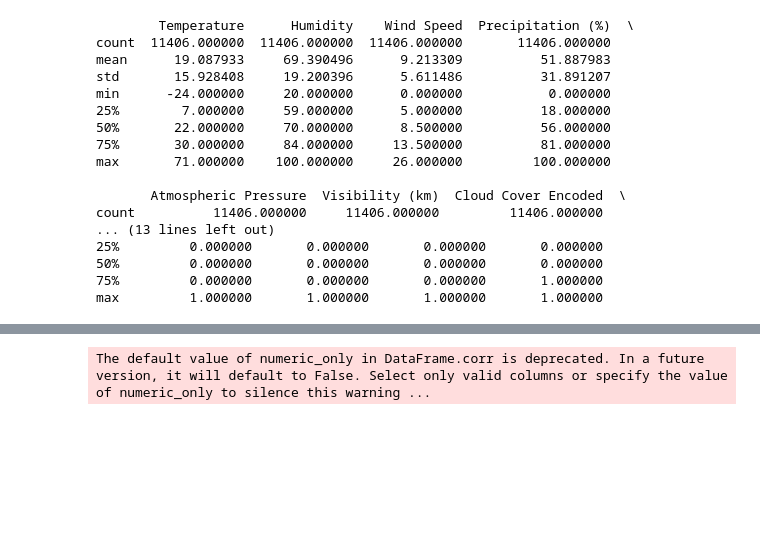
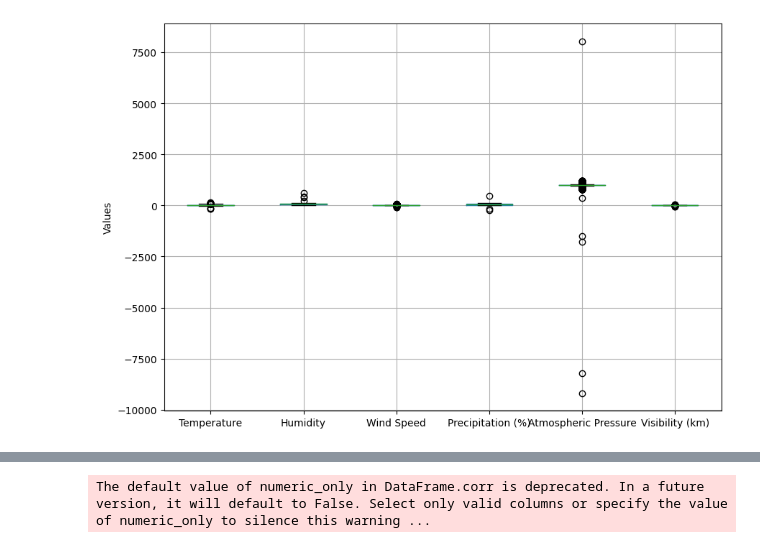
Before and after one commit to Marraff/machine-learning, a Jupyter notebook: preprocessing.ipynb, the cells around one changed output, grey strips where cells are left out. Drawn from its saved outputs; the diff is of its cells as text; code cells hidden in the pictures; blank space fills up the shorter version.

```diff
--- a/preprocessing.ipynb
+++ b/preprocessing.ipynb
@@ -29,6 +29,9 @@ df["Irradiance"] = df["Irradiance"].fillna(0.0)
 # ich rozhodli odstranit
 print(f"There are: {df.isnull().sum().sum()} null values in dataset")
 
+# Konvertovanie stĺpca 'UV Index' na číselný typ
+df['UV Index'] = pd.to_numeric(df['UV Index'], errors='coerce')
+
 print(df.isnull().sum())
 
 # odstranenie prazdnych zaznamov
@@ -152,35 +121,14 @@ max         1.000000       1.000000       1.000000       1.000000
-# %%
-df = df.drop(columns=[ 'Season', 'Location'])
-
-print(df.describe())
-
-
-# funkcia zabezpecujuca normalizaciu pouzitim MinMaxScaler kniznice
-#def normalization(df):
-#    for col in df.columns:
-#        df[col] = MinMaxScaler().fit_transform(np.array(df[col]).reshape(-1, 1))
-
-# normalizacia trenovacich dat
-
-#normalization(df)
-
-# normalizacia testovacich dat
-# normalization(test_data)
-# %% [output]
-        Temperature      Humidity    Wind Speed  Precipitation (%)  \
-count  11406.000000  11406.000000  11406.000000       11406.000000
-mean      19.087933     69.390496      9.213309          51.887983
-std       15.928408     19.200396      5.611486          31.891207
-min      -24.000000     20.000000      0.000000           0.000000
-25%        7.000000     59.000000      5.000000          18.000000
-50%       22.000000     70.000000      8.500000          56.000000
-75%       30.000000     84.000000     13.500000          81.000000
-max       71.000000    100.000000     26.000000         100.000000
-
-       Atmospheric Pressure  Visibility (km)  Cloud Cover Encoded  \
-count          11406.000000     11406.000000         11406.000000
-... (13 lines left out)
-25%         0.000000       0.000000       0.000000       0.000000
-50%         0.000000       0.000000       0.000000       0.000000
-75%         0.000000       0.000000       0.000000       1.000000
-max         1.000000       1.000000       1.000000       1.000000
+# %%
+# Teraz potrebujeme odstrániť outliery v stĺpcos v ktorých boli originálne numerické hodnoty
+
+numeric_columns = ['Temperature', 'Humidity', 'Wind Speed', 'Precipitation (%)'
+                   , 'Atmospheric Pressure', 'Visibility (km)'
+                  ]
+
+# vypisanie hodnot ako boxplot
+df.boxplot(column=['Temperature', 'Humidity', 'Wind Speed', 'Precipitation (%)'
+                   , 'Atmospheric Pressure', 'Visibility (km)'],figsize=(10,7))
+plt.ylabel("Values")
+plt.show()
+# %% [output]
+[figure, added]
```
Also changed, not shown: parts of 10 cells of this notebook.
